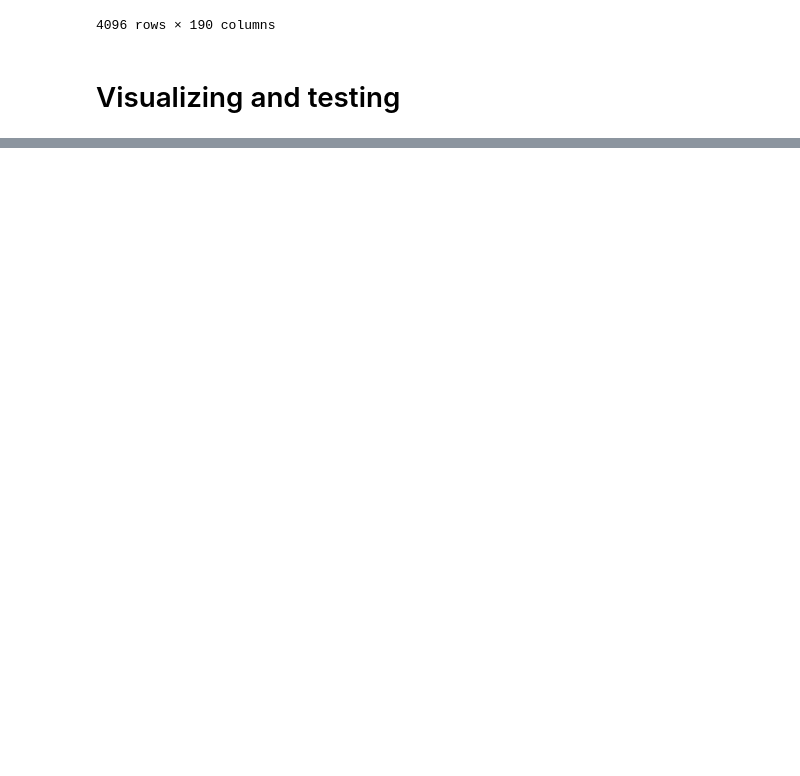
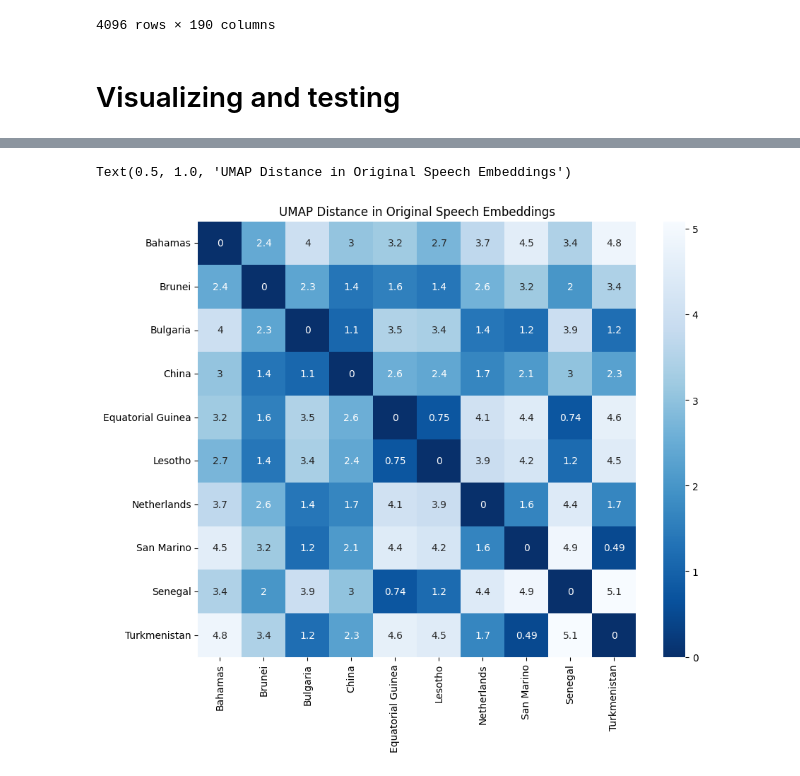
Before and after one commit to IWonderTheFirst/mun, a Jupyter notebook: policy.ipynb, the cells around one changed output, grey strips where cells are left out. Drawn from its saved outputs; the diff is of its cells as text; code cells hidden in the pictures; blank space fills up the shorter version.

Commit message:
Kaggle Notebook | MUN policy embeddings | Version 21

```diff
--- a/policy.ipynb
+++ b/policy.ipynb
@@ -584,3 +577,10 @@ Text(0.5, 1.0, 'UMAP Distance Between Country Policy Embeddings')
+# %%
+plt.figure(figsize=(10,8))
+sns.heatmap(or_speech_umap_df, annot=True, vmin=0, vmax=None, cmap="Blues_r")
+plt.title('UMAP Distance in Original Speech Embeddings')
+# %% [output]
+Text(0.5, 1.0, 'UMAP Distance in Original Speech Embeddings')
+[figure, added]
 # %%
 full_umap = get_distance_matrix(graph_umap, countries, 190)
 # %%
```
Also changed, not shown: parts of 11 cells of this notebook.
